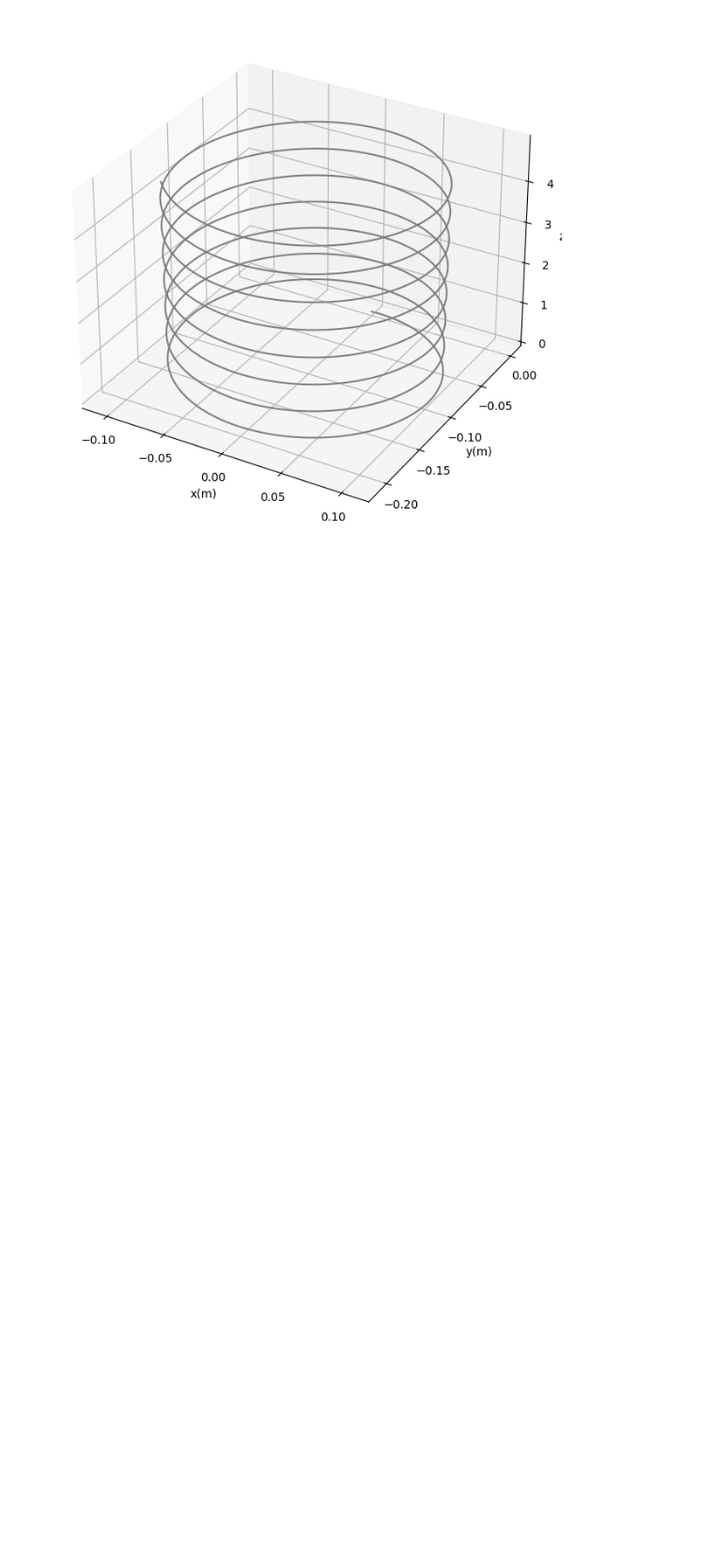
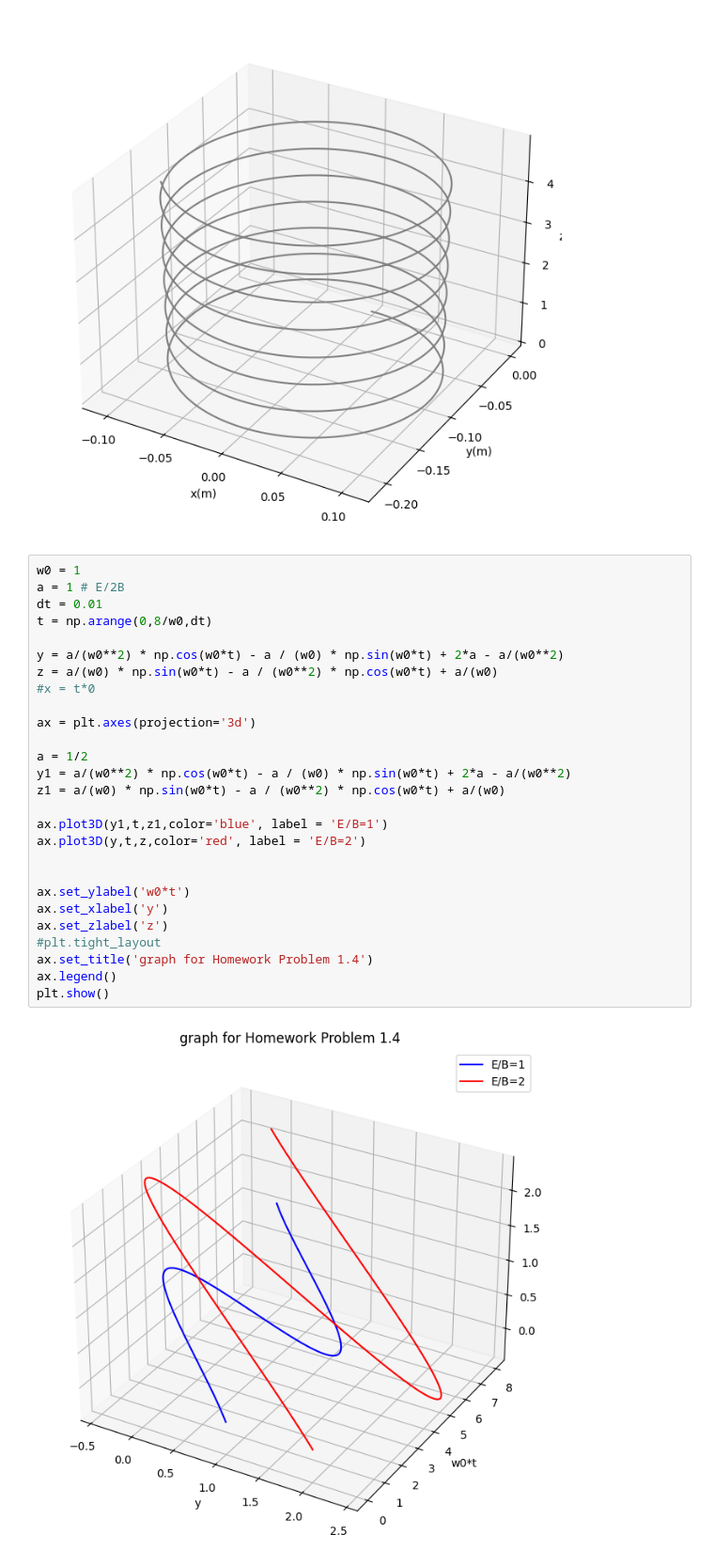
Before and after one commit to andrew-koren/cautious-adventure, a Jupyter notebook: my stuff/481/HW09_MotionOfChargeInMagneticField.ipynb, the cells around one changed output. Shown at 94% size. Saved outputs shown, nothing was run; the diff lists cells and outputs as text; blank space fills up the shorter version.

```diff
--- a/my stuff/481/HW09_MotionOfChargeInMagneticField.ipynb
+++ b/my stuff/481/HW09_MotionOfChargeInMagneticField.ipynb
@@ -123,3 +123,32 @@ ax.set_zlabel('z(m)')
 plt.show()
 # %% [output]
 [figure]
+# %%
+w0 = 1
+a = 1 # E/2B
+dt = 0.01
+t = np.arange(0,8/w0,dt)
+
+y = a/(w0**2) * np.cos(w0*t) - a / (w0) * np.sin(w0*t) + 2*a - a/(w0**2)
+z = a/(w0) * np.sin(w0*t) - a / (w0**2) * np.cos(w0*t) + a/(w0)
+#x = t*0
+
+ax = plt.axes(projection='3d')
+
+a = 1/2
+y1 = a/(w0**2) * np.cos(w0*t) - a / (w0) * np.sin(w0*t) + 2*a - a/(w0**2)
+z1 = a/(w0) * np.sin(w0*t) - a / (w0**2) * np.cos(w0*t) + a/(w0)
+
+ax.plot3D(y1,t,z1,color='blue', label = 'E/B=1')
+ax.plot3D(y,t,z,color='red', label = 'E/B=2')
+
+
+ax.set_ylabel('w0*t')
+ax.set_xlabel('y')
+ax.set_zlabel('z')
+#plt.tight_layout
+ax.set_title('graph for Homework Problem 1.4')
+ax.legend()
+plt.show()
+# %% [output]
+[figure, added]
```
